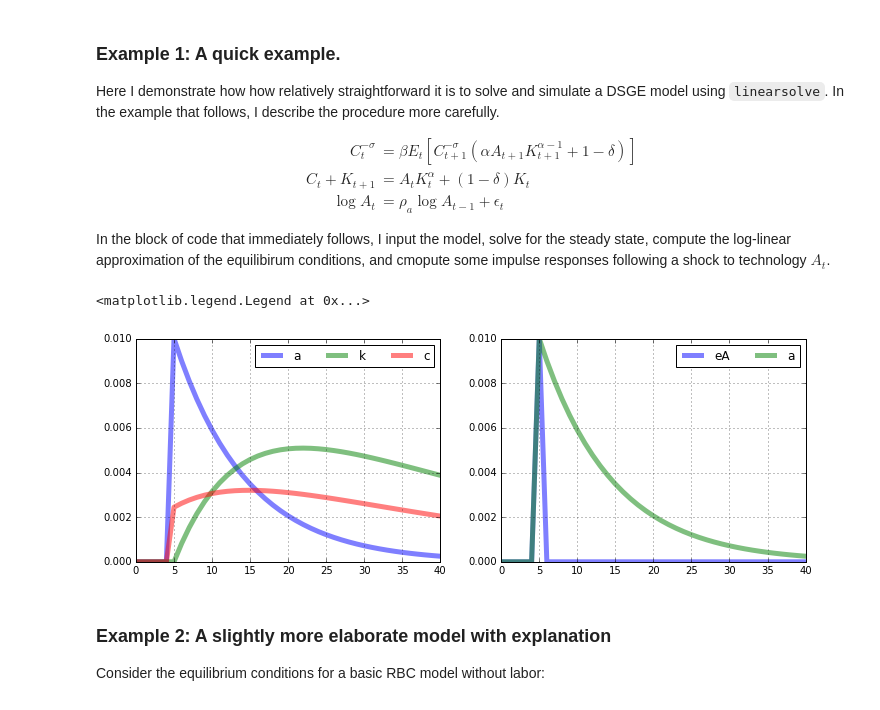
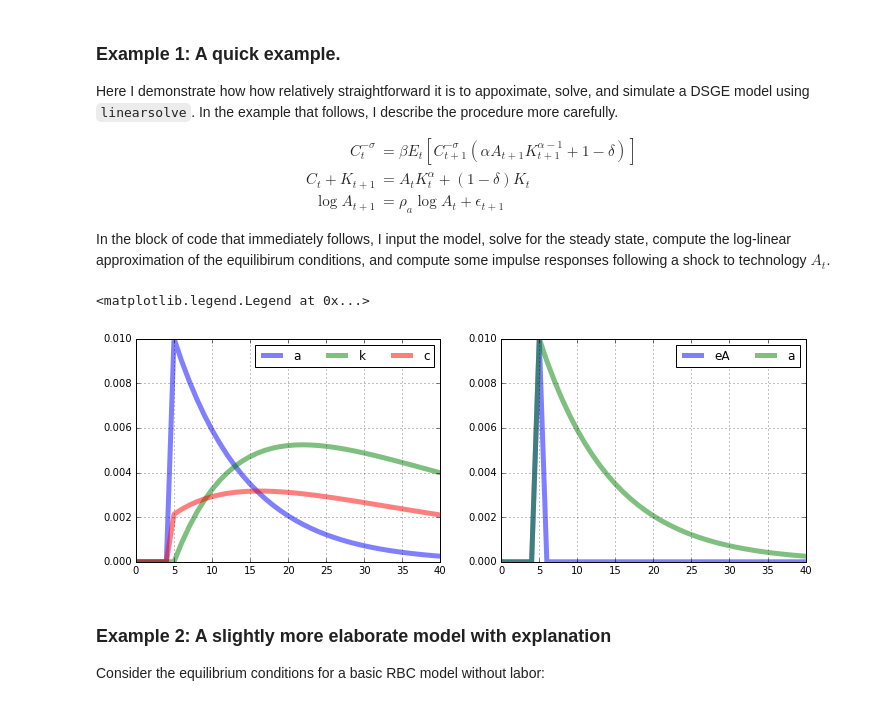
Before and after one commit to letsgoexploring/linearsolve, a Jupyter notebook: examples/model_class_examples.ipynb, the cells around one changed output. Drawn from its saved outputs; the diff is of its cells as text; code cells hidden in the pictures.

Commit message:
chagned module method for solving model and updated examples

```diff
--- a/examples/model_class_examples.ipynb
+++ b/examples/model_class_examples.ipynb
@@ -45,15 +45,15 @@ In this notebook, I demonstrate how to use the module to simulate two basic busi
 # %% [markdown]
 ### Example 1:  A quick example.
 
-Here I demonstrate how how relatively straightforward it is to solve and simulate a DSGE model using `linearsolve`. In the example that follows, I describe the procedure more carefully.
+Here I demonstrate how how relatively straightforward it is to appoximate, solve, and simulate a DSGE model using `linearsolve`. In the example that follows, I describe the procedure more carefully.
 
 \begin{align}
 C_t^{-\sigma} & = \beta E_t \left[C_{t+1}^{-\sigma}(\alpha A_{t+1} K_{t+1}^{\alpha-1} + 1 - \delta)\right]\\
 C_t + K_{t+1} & = A_t K_t^{\alpha} + (1-\delta)K_t\\
-\log A_t & = \rho_a \log A_{t-1} + \epsilon_t
+\log A_{t+1} & = \rho_a \log A_{t} + \epsilon_{t+1}
 \end{align}
 
-In the block of code that immediately follows, I input the model, solve for the steady state, compute the log-linear approximation of the equilibirum conditions, and cmopute some impulse responses following a shock to technology $A_t$.
+In the block of code that immediately follows, I input the model, solve for the steady state, compute the log-linear approximation of the equilibirum conditions, and compute some impulse responses following a shock to technology $A_t$.
 # %%
 # Input model parameters
 parameters = pd.Series()
@@ -64,60 +64,62 @@ parameters['rhoa'] = .9
 parameters['sigma'] = 1.5
 parameters['A'] = 1
 
-
-def equilibrium_equations(vars_fwd,vars_cur,parameters):
+# Funtion that evaluates the equilibrium conditions
+def equilibrium_equations(variables_forward,variables_current,parameters):
 
     # Parameters
     p = parameters
 
-    # Define the variables: predetermined or state variables come first
-    technology_fwd, capital_fwd, consumption_fwd, auxiliary_fwd = vars_fwd
-    technology_cur, capital_cur, consumption_cur, auxiliary_cur = vars_cur
+    # Variables
+    fwd = variables_forward
+    cur = variables_current
 
     # Household Euler equation
-    euler_eqn = [consumption_cur**-p.sigma,p.beta*consumption_fwd**-p.sigma*(p.alpha*auxiliary_fwd*capital_fwd**(p.alpha-1)+1-p.delta)]
+    euler_eqn = p.beta*fwd.c**-p.sigma*(p.alpha*cur.a*fwd.k**(p.alpha-1)+1-p.delta) - cur.c**-p.sigma
 
     # Goods market clearing
-    market_clearing = [technology_cur*capital_cur**p.alpha, consumption_cur + capital_fwd - (1-p.delta)*capital_cur]
+    market_clearing = cur.c + fwd.k - (1-p.delta)*cur.k - cur.a*cur.k**p.alpha
 
     # Exogenous technology
-    technology_proc = [technology_fwd, technology_cur**p.rhoa]
-
-    # Define aux = A so that A does not appear in more than 2 time periods
-    auxiliary_variable = [auxiliary_cur, technology_fwd]
+    technology_proc = cur.a**p.rhoa - fwd.a
 
     # Stack equilibrium conditions into a numpy array
     return np.array([
             euler_eqn,
             market_clearing,
-            technology_proc,
-            auxiliary_variable
+            technology_proc
         ])
 
 # Initialize the model
-model = ls.model(equations = equilibrium_equations,nstates=2,varNames=['a','k','c','aux',],shockNames=['eA','eK'],parameters = parameters)
+model = ls.model(equations = equilibrium_equations,
+                 nstates=2,
+                 varNames=['a','k','c'],
+                 shockNames=['eA','eK'],
+                 parameters = parameters)
 
 # Compute the steady state numerically
-guess = [1,1,1,1]
+guess = [1,1,1]
 model.compute_ss(guess)
+
+# model.ss
 
 # Find the log-linear approximation around the non-stochastic steady state
 model.log_linear()
 
 # Solve the model
 model.solve_klein(model.a,model.b)
 
 # Compute impulse responses and plot
 model.impulse(T=41,t0=5,shock=None)
 
 fig = plt.figure(figsize=(12,4))
 ax1 =fig.add_subplot(1,2,1)
 model.irs['eA'][['a','k','c']].plot(lw='5',alpha=0.5,grid=True,ax=ax1).legend(loc='upper right',ncol=3)
 ax2 =fig.add_subplot(1,2,2)
 model.irs['eA'][['eA','a']].plot(lw='5',alpha=0.5,grid=True,ax=ax2).legend(loc='upper right',ncol=2)
 # %% [output]
 <matplotlib.legend.Legend at 0x...>
-[figure, old version]
+[figure, new version]
 # %% [markdown]
 ### Example 2:  A slightly more elaborate model with explanation
 
```
Also changed, not shown: parts of 12 cells of this notebook, 3 other files.
